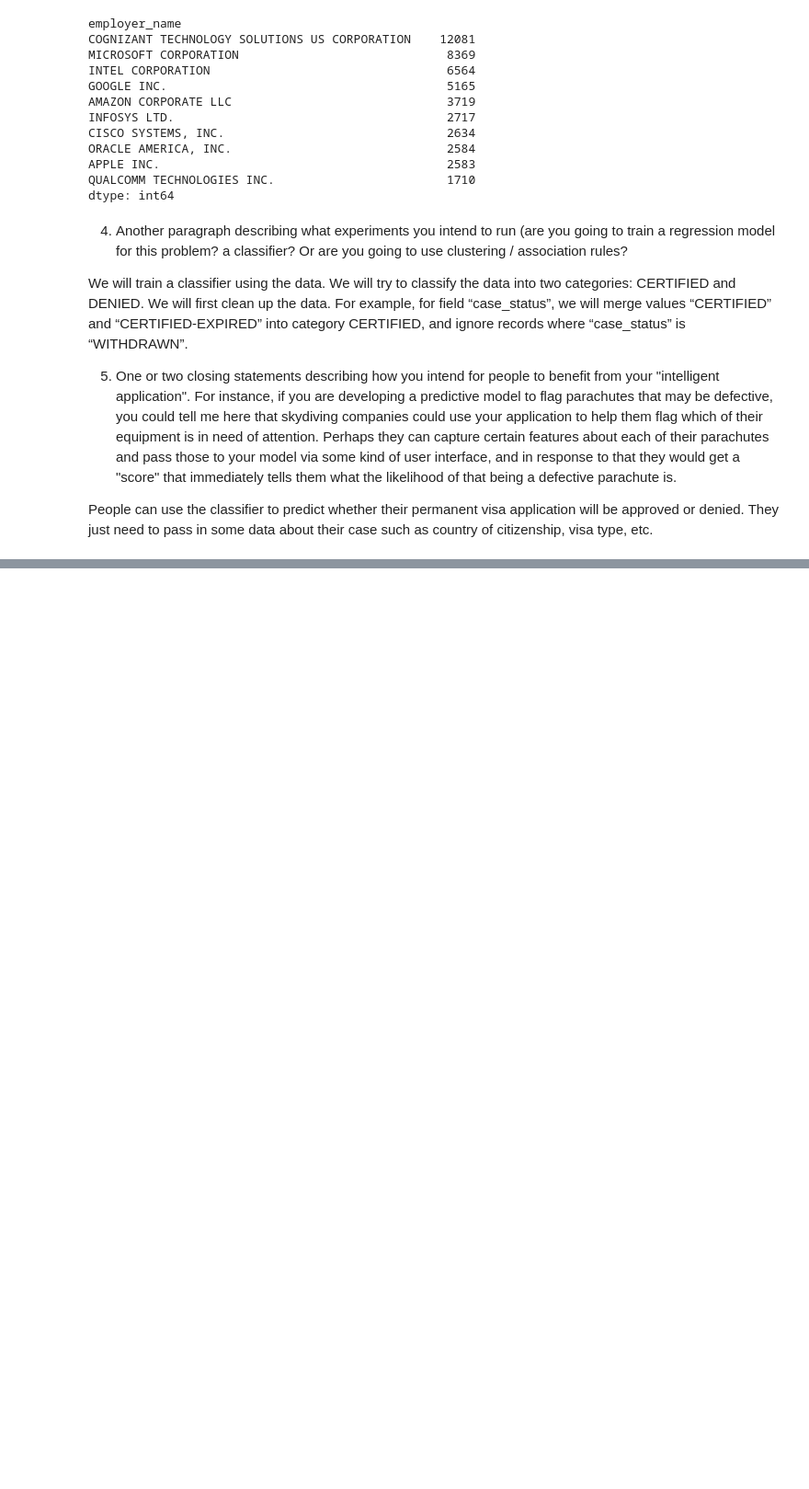
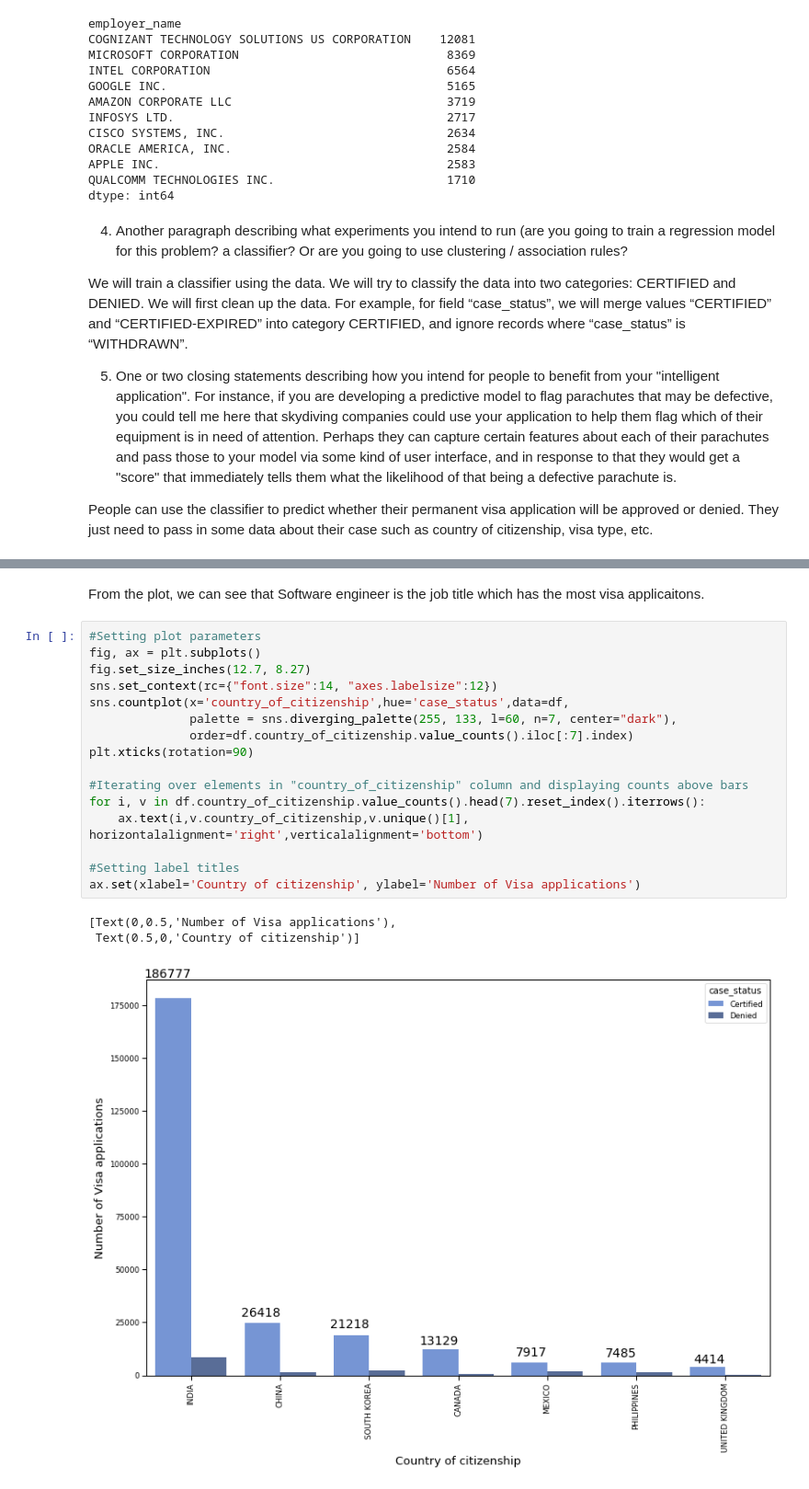
Before and after one commit to dianedanlai/cs7180_team_project, a Jupyter notebook: Project.ipynb, the cells around one changed output, grey strips where cells are left out. Shown at 92% size. Saved outputs shown, nothing was run; the diff lists cells and outputs as text; blank space fills up the shorter version.

```diff
--- a/Project.ipynb
+++ b/Project.ipynb
@@ -130,0 +279,22 @@ People can use the classifier to predict whether their permanent visa applicatio
+# %% [markdown]
+From the plot, we can see that Software engineer is the job title which has the most visa applicaitons.
+# %%
+#Setting plot parameters
+fig, ax = plt.subplots()
+fig.set_size_inches(12.7, 8.27)
+sns.set_context(rc={"font.size":14, "axes.labelsize":12})
+sns.countplot(x='country_of_citizenship',hue='case_status',data=df,
+              palette = sns.diverging_palette(255, 133, l=60, n=7, center="dark"),
+              order=df.country_of_citizenship.value_counts().iloc[:7].index)
+plt.xticks(rotation=90)
+
+#Iterating over elements in "country_of_citizenship" column and displaying counts above bars
+for i, v in df.country_of_citizenship.value_counts().head(7).reset_index().iterrows():
+    ax.text(i,v.country_of_citizenship,v.unique()[1], horizontalalignment='right',verticalalignment='bottom')
+
+#Setting label titles
+ax.set(xlabel='Country of citizenship', ylabel='Number of Visa applications')
+# %% [output]
+[Text(0,0.5,'Number of Visa applications'),
+ Text(0.5,0,'Country of citizenship')]
+[figure, added]
```
Also changed, not shown: parts of 17 cells of this notebook, 2 other files.
